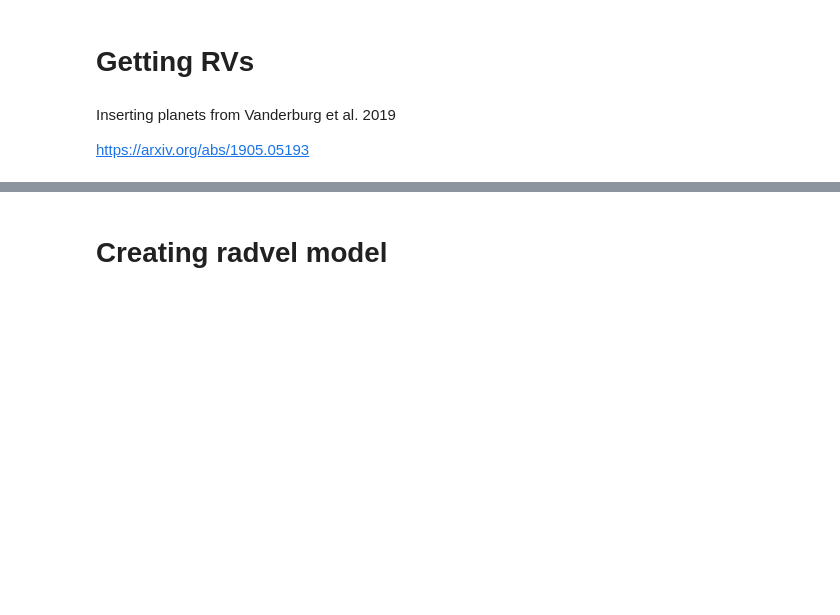
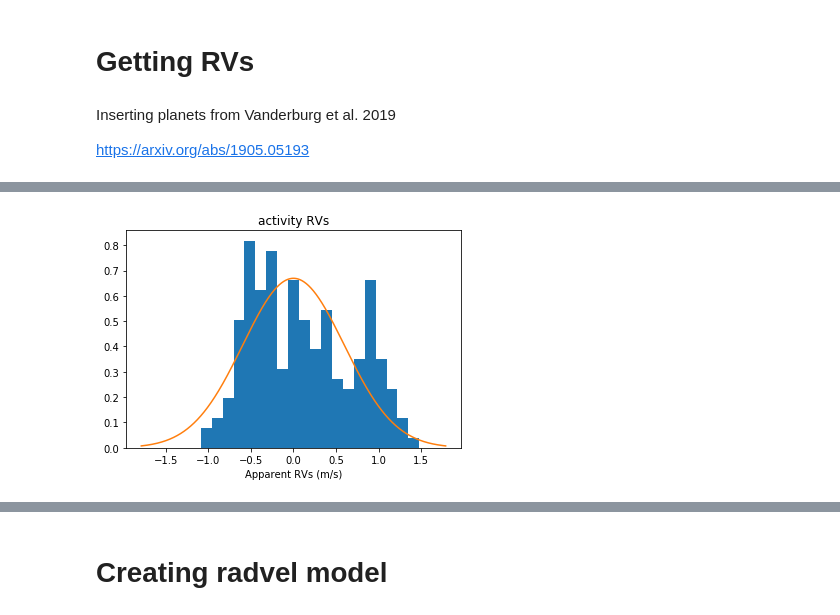
Before and after one commit to dtamayo/Stability-Priors, a Jupyter notebook: HR858.ipynb, the cells around one changed output, grey strips where cells are left out. Saved outputs shown, nothing was run; the diff lists cells and outputs as text; code cells hidden in the pictures; blank space fills up the shorter version.

```diff
--- a/HR858.ipynb
+++ b/HR858.ipynb
@@ -173,6 +81,0 @@ Wall time: 3min 24s
-# %%
-sim = build_sim(t, Ps, ms, Mstar=Mstar, es=es, incs=incs)
-syn_rv = rebound_rvs(t, sim)
-errvel = 1
-jitter = 0.5 # replace with GP?
-syn_rv += rd.randn(n_meas)*np.sqrt(errvel**2 + jitter**2)
@@ -179,3 +132,14 @@ syn_rv += rd.randn(n_meas)*np.sqrt(errvel**2 + jitter**2)
+# %%
+plt.hist(stellar, density=True, bins = n_meas//10)
+x = np.linspace(-3 * jitter, 3 * jitter, 1000)
+plt.plot(x, scipy.stats.norm.pdf(x, scale=jitter))
+plt.xlabel("Apparent RVs (m/s)")
+plt.title("activity RVs")
+plt.show()
+plt.savefig("figs/activityhist_%d.png"%err_ind, bbox_inches="tight")
+plt.close(fig="all")
+# %% [output]
+[figure, added]
 # %%
 plt.errorbar(t, syn_rv, yerr=errvel, fmt='.')
 plt.xlabel("Time (years)")
```
Also changed, not shown: parts of 28 cells of this notebook, 31 other files.
